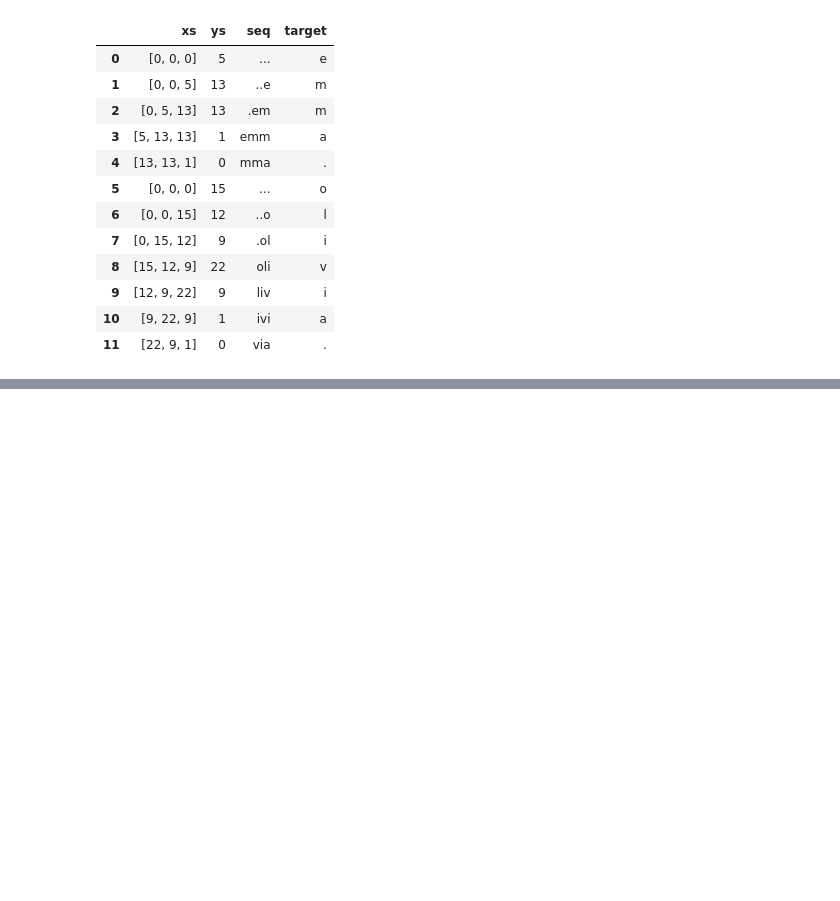
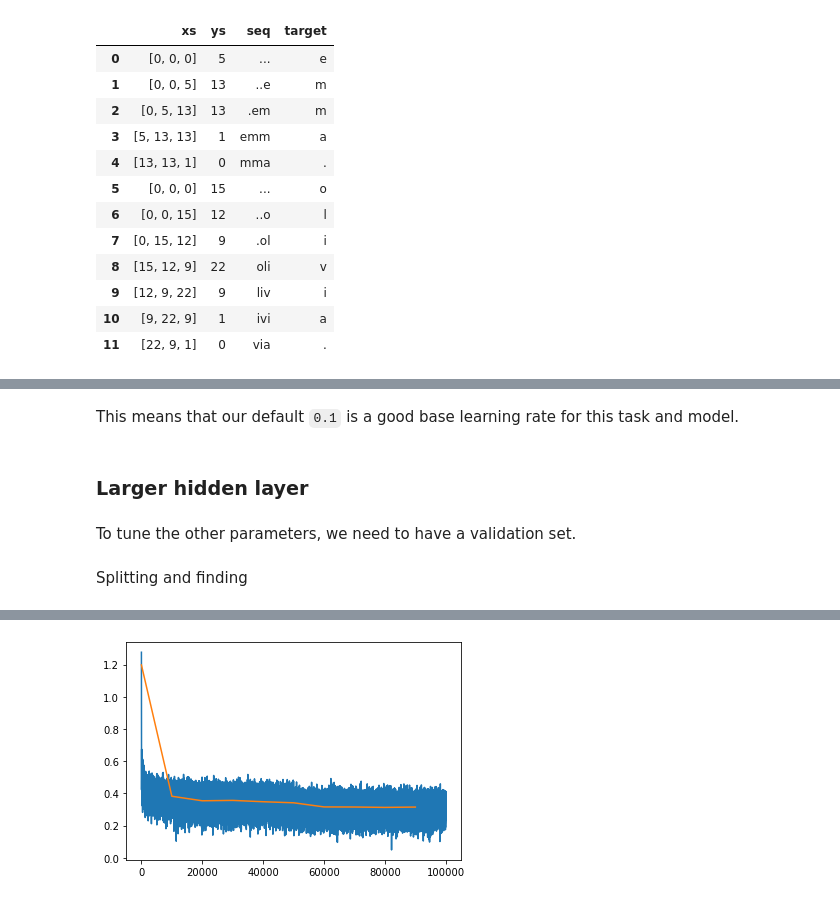
Before and after one commit to particle1331/ok-transformer, a Jupyter notebook: docs/notebooks/language-modeling/02-mlp.ipynb, the cells around one changed output, grey strips where cells are left out. Drawn from its saved outputs; the diff is of its cells as text; code cells hidden in the pictures; blank space fills up the shorter version.

```diff
--- a/docs/notebooks/language-modeling/02-mlp.ipynb
+++ b/docs/notebooks/language-modeling/02-mlp.ipynb
@@ -190,4 +217,6 @@ tensor(19.4219, grad_fn=<NllLossBackward0>)
 # %%
+import torch.nn.functional as F
+
 def train_model(model, xs, ys, num_steps=100, lr=0.1):
     losses = []
     for k in range(num_steps):
@@ -200,12 +229,17 @@ def train_model(model, xs, ys, num_steps=100, lr=0.1):
 
         # logging
         losses.append(loss.item())
-        if k % 10 == 9:
+        if (k % (num_steps // 10) == 0) or (k == num_steps - 1):
             print(f"[{k+1:>03d}/{num_steps}]   loss={loss:.4f}")
 
     return losses
 
 
-model = MLP(100, 2, xs.shape)
-hist = train_model(model, xs, ys, num_steps=100, lr=0.1)
+dataset = CharDataset(names, context_size=3)
+xs, ys = dataset.build_dataset()
+xs = torch.tensor(xs)
+ys = torch.tensor(ys)
+
+model = MLP(embedding_size=2, width=100, input_shape=xs.shape)
+hist = train_model(model, xs, ys, num_steps=200, lr=0.1)
 # %% [output]
@@ -232,6 +269,7 @@ def train_model(model, xs, ys, batch_size, num_steps, lr=0.1, verbose=True, seed
     losses = []
     g = torch.Generator().manual_seed(seed)
     for k in range(num_steps):
+
         B = torch.randint(0, xs.shape[0], (batch_size,), generator=g)
         logits = model(xs[B])
         loss = F.cross_entropy(logits, target=ys[B])
@@ -242,13 +280,13 @@ def train_model(model, xs, ys, batch_size, num_steps, lr=0.1, verbose=True, seed
 
         # logging
         losses.append(loss.item())
-        if verbose and (k % int(0.1 * num_steps) == 0):
+        if verbose and ((k % (num_steps // 10) == 0) or (k == num_steps - 1)):
             print(f"[{k:>0{int(math.log10(num_steps))}d}/{num_steps}]   loss: {loss:.4f}")
 
     return losses
 
 
-model = MLP(100, 2, xs.shape)
+model = MLP(embedding_size=2, width=100, input_shape=xs.shape)
 hist = train_model(model, xs, ys, batch_size=32, num_steps=10000, lr=0.1)
 # %% [output]
 [0000/10000]   loss: 17.0046
@@ -326,0 +352,4 @@ tensor(2.3169, grad_fn=<NllLossBackward0>)
+# %%
+model = MLP(embedding_size=2, width=100, input_shape=xs.shape)
+lr0 = find_base_lr(model, num_steps=1000, lre_min=-3, lre_max=0)
+print(lr0)
@@ -327,3 +359,9 @@ tensor(2.3169, grad_fn=<NllLossBackward0>)
+# %% [markdown]
+This means that our default `0.1` is a good base learning rate for this task and model.
+# %% [markdown]
+### Larger hidden layer
+# %% [markdown]
+To tune the other parameters, we need to have a validation set.
 # %%
 from sklearn.model_selection import StratifiedKFold
 
@@ -377,16 +415,20 @@ def train_model(
 
         # logging
         losses_trn[k] = loss.item()
-        if k % int(0.1 * num_steps) == 0:
-            loss_dev = eval_fn(model, xs_dev, ys_dev)
-            losses_dev[k] = loss_dev.item()
+        if (k % (num_steps // 10) == 0) or (k == num_steps - 1):
+            with torch.no_grad():
+                loss_dev = eval_fn(model, xs_dev, ys_dev)
+                losses_dev[k] = loss_dev.item()
+
             if verbose:
                 print(f"[{k:>0{int(math.log10(num_steps))}d}/{num_steps}]    loss={loss:.4f}    dev_loss={loss_dev:.4f}")
 
     return {"loss_trn": losses_trn, "loss_dev": losses_dev}
+# %% [markdown]
+Splitting and finding
 # %%
 xs_trn, ys_trn, xs_dev, ys_dev, xs_tst, ys_tst = create_folds(xs, ys)
-model = MLP(100, 2, xs.shape)
+model = MLP(100, embedding_size=2, input_shape=xs.shape)
 hist = train_model(model, xs_trn, ys_trn, xs_dev, ys_dev, batch_size=32, num_steps=100000, lr=lr0)
 
 plt.plot(hist['loss_trn'].keys(), torch.tensor(list(hist['loss_trn'].values())).log10());
@@ -406,3 +447,4 @@ plt.plot(hist['loss_dev'].keys(), torch.tensor(list(hist['loss_dev'].values())).
+[figure, added]
 # %%
 xs_trn, ys_trn, xs_dev, ys_dev, xs_tst, ys_tst = create_folds(xs, ys)
 model = MLP(1000, 2, xs.shape)
```
Also changed, not shown: parts of 67 cells of this notebook, 3 other files.
